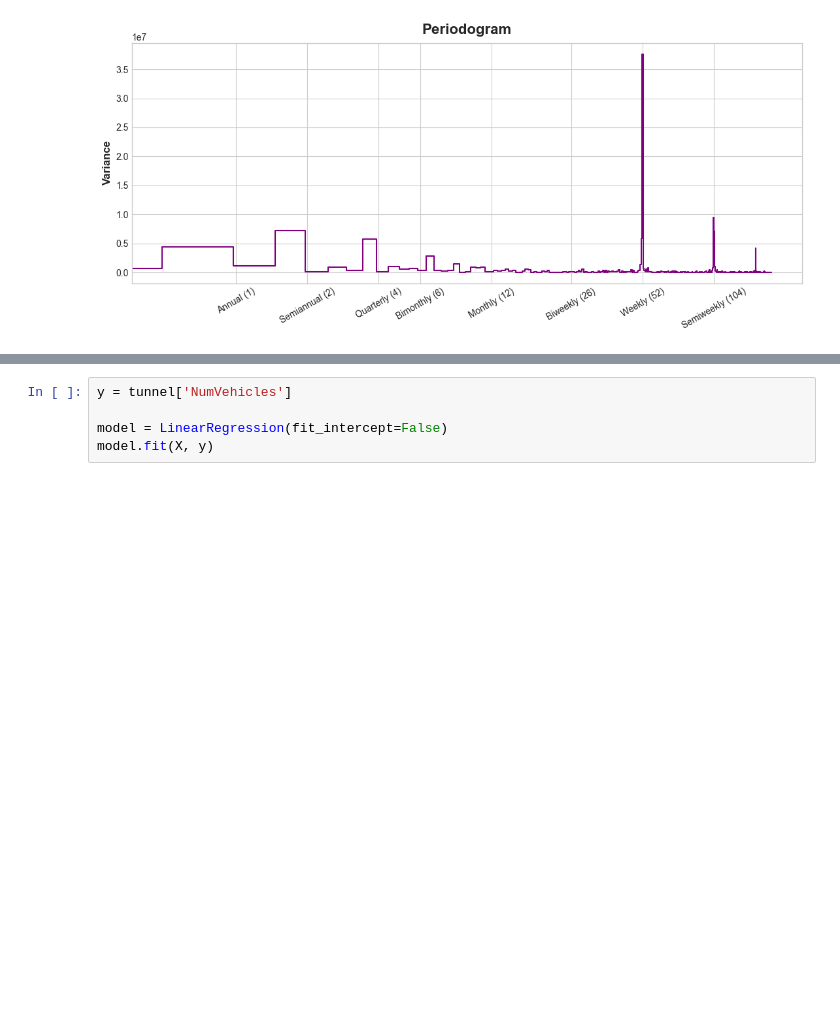
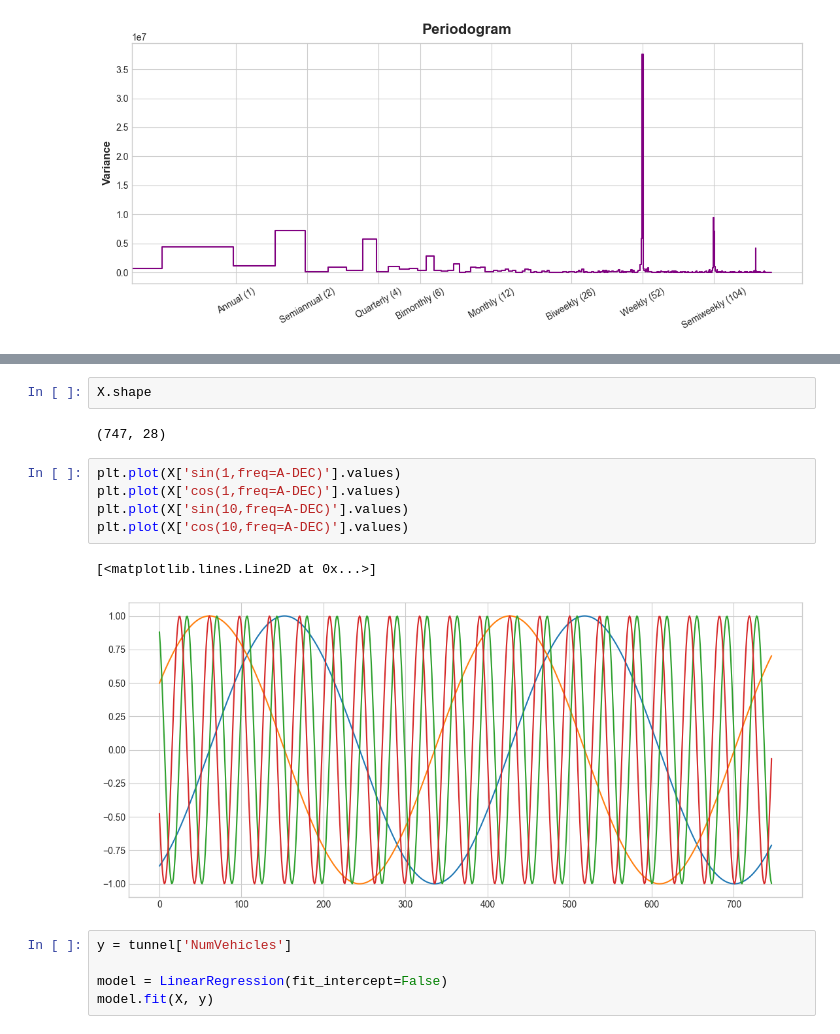
Before and after one commit to zonnhon/data_analysis, a Jupyter notebook: time_series/Seasonality.ipynb, the cells around one changed output, grey strips where cells are left out. Cells and saved outputs as stored; diff of their text form; blank space fills up the shorter version.

```diff
--- a/time_series/Seasonality.ipynb
+++ b/time_series/Seasonality.ipynb
@@ -155,3 +189,15 @@ X = dp.in_sample()
+# %%
+X.shape
+# %% [output]
+(747, 28)
+# %%
+plt.plot(X['sin(1,freq=A-DEC)'].values)
+plt.plot(X['cos(1,freq=A-DEC)'].values)
+plt.plot(X['sin(10,freq=A-DEC)'].values)
+plt.plot(X['cos(10,freq=A-DEC)'].values)
+# %% [output]
+[<matplotlib.lines.Line2D at 0x...>]
+[figure, added]
 # %%
 y = tunnel['NumVehicles']
 
```
Also changed, not shown: parts of 6 cells of this notebook, 3 other files.
